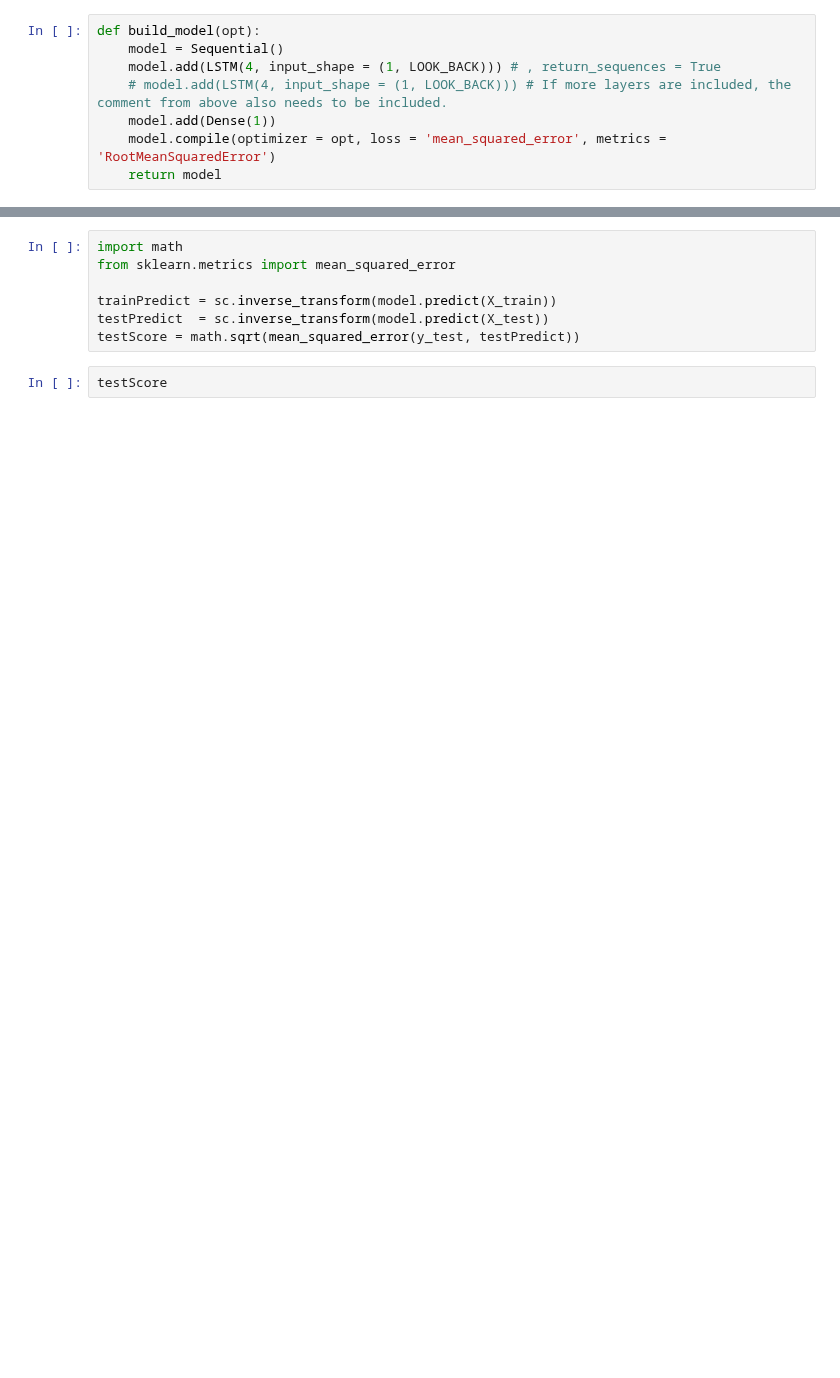
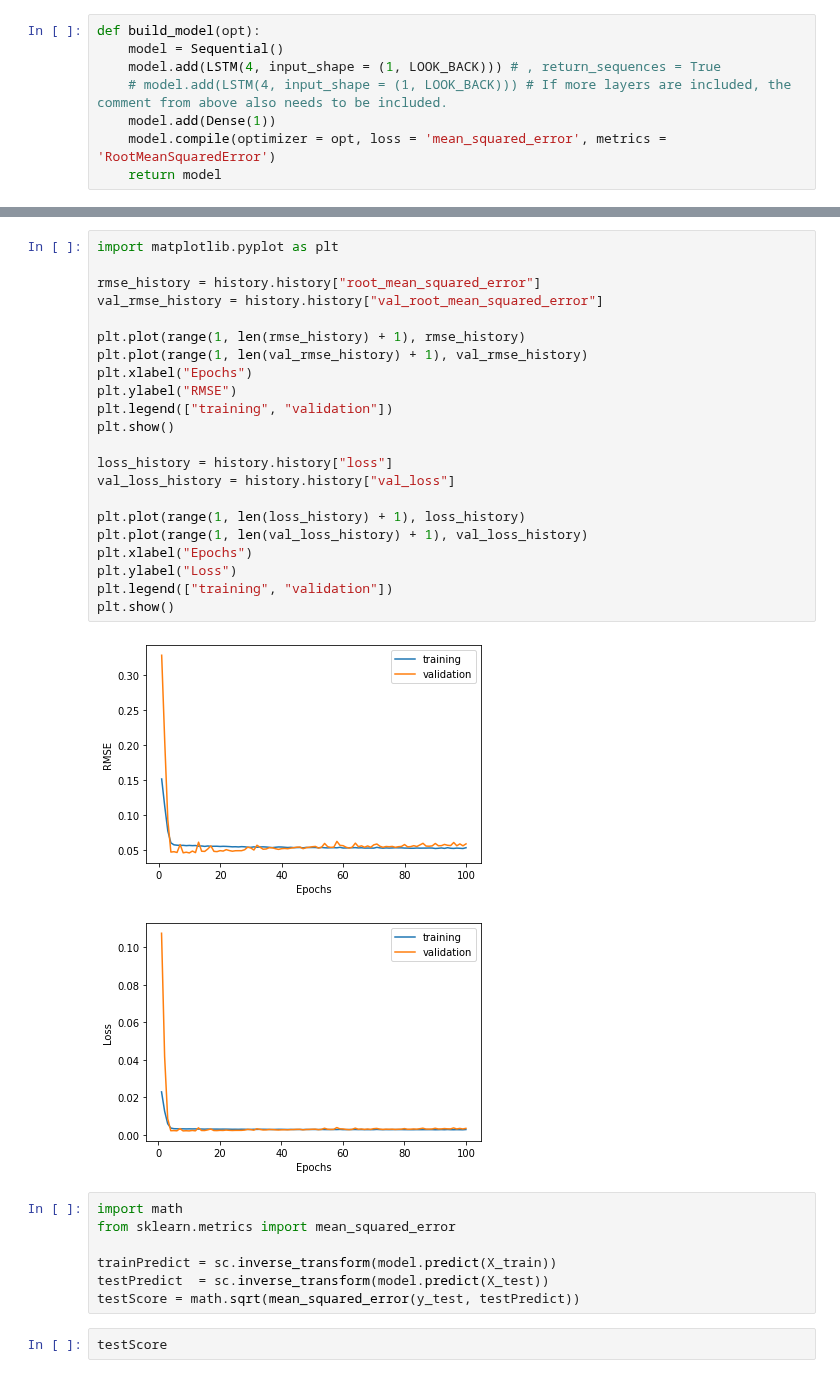
Before and after one commit to StefanWinterToo/Master-Thesis, a Jupyter notebook: App/LSTM_Predictor_NoSentiment.ipynb, the cells around one changed output, grey strips where cells are left out. Drawn from its saved outputs; the diff is of its cells as text; blank space fills up the shorter version.

```diff
--- a/App/LSTM_Predictor_NoSentiment.ipynb
+++ b/App/LSTM_Predictor_NoSentiment.ipynb
@@ -64,6 +72,31 @@ for opt in opti:
                             " ;Val MSE:" + str(history.history['val_root_mean_squared_error']) +
                             " ;Val Loss:" + str(history.history['val_loss'])
                             )
+# %%
+import matplotlib.pyplot as plt
+
+rmse_history = history.history["root_mean_squared_error"]
+val_rmse_history = history.history["val_root_mean_squared_error"]
+
+plt.plot(range(1, len(rmse_history) + 1), rmse_history)
+plt.plot(range(1, len(val_rmse_history) + 1), val_rmse_history)
+plt.xlabel("Epochs")
+plt.ylabel("RMSE")
+plt.legend(["training", "validation"])
+plt.show()
+
+loss_history = history.history["loss"]
+val_loss_history = history.history["val_loss"]
+
+plt.plot(range(1, len(loss_history) + 1), loss_history)
+plt.plot(range(1, len(val_loss_history) + 1), val_loss_history)
+plt.xlabel("Epochs")
+plt.ylabel("Loss")
+plt.legend(["training", "validation"])
+plt.show()
+# %% [output]
+[figure, added]
+[figure, added]
 # %%
 import math
 from sklearn.metrics import mean_squared_error
```
Also changed, not shown: parts of 6 cells of this notebook, 1 other file.
